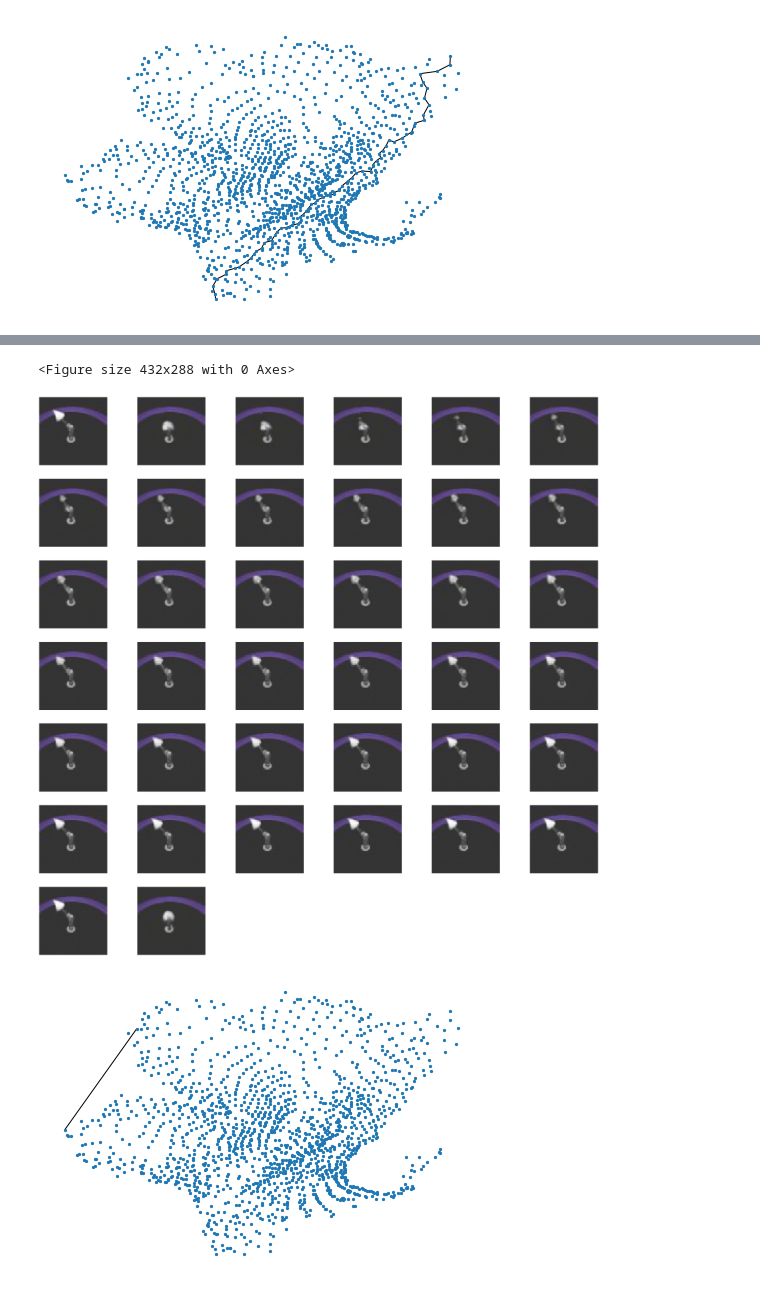
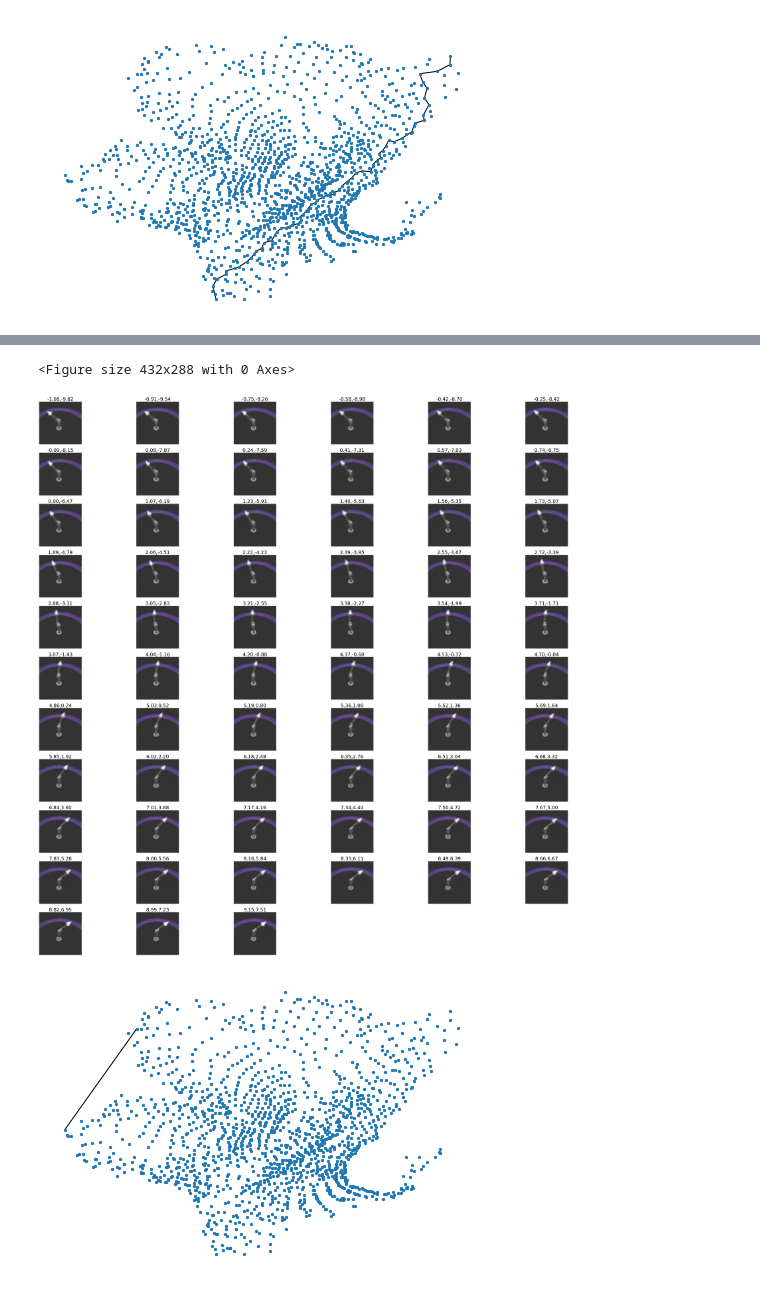
Before and after one commit to Iddoyadlin/DeepLearningCS3598, a Jupyter notebook: graph.ipynb, the cells around one changed output, grey strips where cells are left out. Cells and saved outputs as stored; diff of their text form; code cells hidden in the pictures.

```diff
--- a/graph.ipynb
+++ b/graph.ipynb
@@ -293,25 +309,20 @@ display_neighbors_for_latent_image(encoding,model, 0)
 # %% [output]
 [figure]
 # %%
-## interpolation results for the two most distant points ##
-I = get_most_distant_points(points, dist_type='euclidean')
+## shortest_path for two most distant points ##
+source, dest = get_most_distant_points(points, dist_type='euclidean')
+
+
 print("most distant points are at indexes {}".format(I))
 
-path = nx.dijkstra_path(G, I[0], I[1], weight='weight')
-G2= nx.Graph()
-G2.add_nodes_from(G.nodes(data=True))
-for i in range(len(path)-1):
-    data = G.get_edge_data(path[i], path[i+1])
-    G2.add_edge(path[i], path[i+1], weight=data['weight'])
-
+G2 = get_shortest_path_graph(G, source, dest)
 display_latent_space(G2, with_edges=True)
 # %% [output]
 most distant points are at indexes (182, 220)
 [figure]
 # %%
 n_images=len(path)*2+1 #assuming number of images is k*len(path) + 1
-
-sampled_path = [path[i] for i in range(0,len(path), 20)]
+sampled_path = [path[0], path[-1]]
 
 def generate_extra_points(u, v, n_points):
     u = np.array(u)
@@ -319,7 +330,7 @@ def generate_extra_points(u, v, n_points):
     alphas = np.linspace(0, 1, n_points)[1:-1]
     points = []
     for alpha in alphas:
-        points.append(alpha *u + (1-alpha)*v)
+        points.append((1-alpha) *u + (alpha)*v)
     return points
 
 
@@ -329,6 +340,13 @@ for i in range(len(sampled_path)-1):
     u = points[sampled_path[i]]
     v = points[sampled_path[i+1]]
     new_points = generate_extra_points(u,v, images_to_generate)
-    interpolation_path.extend([u]+new_points+[v])
-print(len(interpolation_path))
+    if i==0:
+        to_add = [u]+new_points+[v]
+    else:
+        to_add = new_points+[v]
+    interpolation_path.extend(to_add)
+
+print(interpolation_path[0], points[sampled_path[0]])
+print(interpolation_path[-1], points[sampled_path[-1]])
+display_path_graph(G, sampled_path)
 # %% [output]
@@ -336,20 +356,19 @@ print(len(interpolation_path))
 # %%
 fig = plt.figure()
 
-w=10
-h=10
 fig=plt.figure(figsize=(64, 64))
 columns = 6
 rows = np.ceil(len(interpolation_path)/columns)
 for i in range(1, len(interpolation_path) +1):
-    img = latent_to_img(interpolation_path[i-1])
+    img = latent_to_img(interpolation_path[i-1], model)
     ax = fig.add_subplot(rows, columns, i)
     ax.axis('off')
+    ax.set_title("{:.2f},{:.2f}".format(float(interpolation_path[i-1][0]), float(interpolation_path[i-1][1])), fontsize=30)
     ax.imshow(img)
 plt.show()
 # %% [output]
 <Figure size 432x288 with 0 Axes>
-[figure, old version]
+[figure, new version]
 # %%
 #demonstrating naive linear interpolation in latent space artifacts, with benchmarks/model2
 
```
Also changed, not shown: parts of 2 cells of this notebook, 1 other file.
